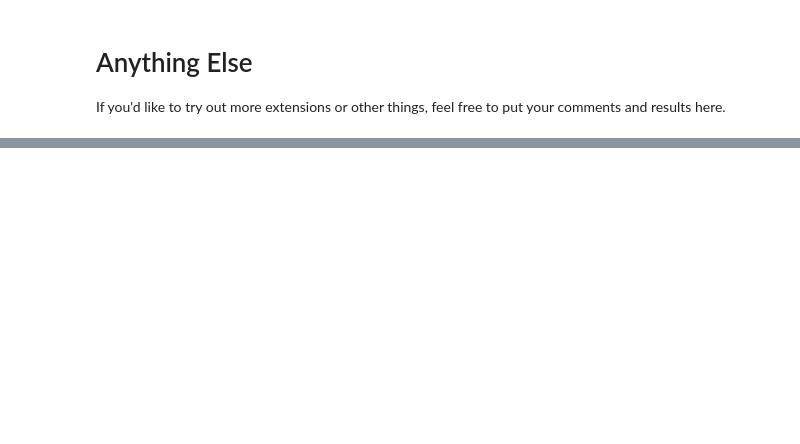
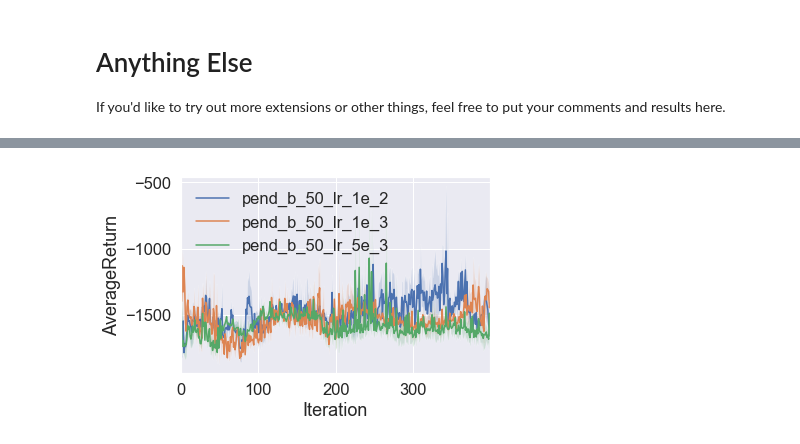
Before and after one commit to dongsubkim/CS182_HW4, a Jupyter notebook: Part01_Policy-Gradients.ipynb, the cells around one changed output, grey strips where cells are left out. Saved outputs shown, nothing was run; the diff lists cells and outputs as text; code cells hidden in the pictures; blank space fills up the shorter version.

```diff
--- a/Part01_Policy-Gradients.ipynb
+++ b/Part01_Policy-Gradients.ipynb
@@ -423,0 +403,83 @@ If you'd like to try out more extensions or other things, feel free to put your
+# %%
+# TODO put your answers and two plots here!
+# It's probably easiest to use the same plotting code that we did earlier but if you *really*
+# need to modify it, it might be best just to rewrite the plotting script in this ceoo.
+
+experiments_50batch = [
+    'pend_b_50_lr_1e_2_Pendulum-v0_27-04-2019_10-11-54',
+    'pend_b_50_lr_1e_3_Pendulum-v0_27-04-2019_10-03-48',
+    'pend_b_50_lr_5e_3_Pendulum-v0_27-04-2019_10-07-51',
+]
+
+experiments_100batch1 = [
+    'pend_b_100_lr_1e_2_Pendulum-v0_27-04-2019_09-59-43',
+    'pend_b_100_lr_5e_3_Pendulum-v0_27-04-2019_09-55-38',
+    'pend_b_100_lr_1e_3_Pendulum-v0_27-04-2019_09-51-35',
+]
+experiments_100batch2 = [
+    'pend_b_100_lr_1e_4_Pendulum-v0_29-04-2019_00-04-50',
+    'pend_b_100_lr_1e_5_Pendulum-v0_27-04-2019_22-46-39',
+]
+experiments_500batch = [
+    'pend_b_500_lr_1e_1_Pendulum-v0_27-04-2019_12-04-21',
+    'pend_b_500_lr_1e_2_Pendulum-v0_27-04-2019_11-49-23',
+    'pend_b_500_lr_5e_2_Pendulum-v0_27-04-2019_11-56-54'
+]
+experiments_1000batch1 = [
+    'pend_b_1000_lr_1e_2_Pendulum-v0_27-04-2019_21-04-28',
+    'pend_b_1000_lr_7e_3_Pendulum-v0_28-04-2019_12-19-07',
+    'pend_b_1000_lr_3e_3_Pendulum-v0_28-04-2019_12-06-07',
+]
+experiments_1000batch2 = [
+    'pend_b_1000_lr_1e_3_Pendulum-v0_27-04-2019_21-18-38',
+    'pend_b_1000_lr_7e_4_Pendulum-v0_28-04-2019_12-44-47',
+    'pend_b_1000_lr_5e_4_Pendulum-v0_27-04-2019_23-21-36',
+]
+experiments_1000batch3 = [
+    'pend_b_1000_lr_3e_4_Pendulum-v0_28-04-2019_12-32-03',
+    'pend_b_1000_lr_1e_4_Pendulum-v0_27-04-2019_21-32-41',
+    'pend_b_1000_lr_7e_5_Pendulum-v0_28-04-2019_12-57-17',
+]
+experiments_1000batch4 = [
+    'pend_b_1000_lr_5e_5_Pendulum-v0_27-04-2019_23-35-39',
+    'pend_b_1000_lr_1e_6_Pendulum-v0_28-04-2019_00-25-23',
+]
+experiments_5000batch = [
+    'pend_b_5000_lr_5e_4_Pendulum-v0_28-04-2019_08-00-00',
+    'pend_b_5000_lr_1e_4_Pendulum-v0_28-04-2019_08-29-05',
+    'pend_b_5000_lr_1e_5_Pendulum-v0_28-04-2019_08-14-27',
+]
+experiments_10000batch1 = [
+    'pend_b_10000_lr_1e_3_Pendulum-v0_28-04-2019_10-35-05',
+    'pend_b_10000_lr_1e_4_Pendulum-v0_28-04-2019_09-43-26',
+]
+experiments_10000batch2 = [
+    'pend_b_10000_lr_1e_4_Pendulum-v0_29-04-2019_00-19-25'
+]
+
+# DON'T CHANGE THE FOLLOWING CODE !! If you want to do more experimentation than
+# what we have here, that's fine, but do that in the cells at the end of the notebook.
+
+print("Results with 50 batch:")
+plot(experiments_50batch, head='data_pg', legend=None, value='AverageReturn')
+print("\nResults with 100 batch1:")
+plot(experiments_100batch1, head='data_pg', legend=None, value='AverageReturn')
+print("\nResults with 100 batch2:")
+plot(experiments_100batch2, head='data_pg', legend=None, value='AverageReturn')
+print("\nResults with 500 batch:")
+plot(experiments_500batch, head='data_pg', legend=None, value='AverageReturn')
+print("\nResults with 1000 batch1:")
+plot(experiments_1000batch1, head='data_pg', legend=None, value='AverageReturn')
+print("\nResults with 1000 batch2:")
+plot(experiments_1000batch2, head='data_pg', legend=None, value='AverageReturn')
+print("\nResults with 1000 batch3:")
+plot(experiments_1000batch3, head='data_pg', legend=None, value='AverageReturn')
+print("\nResults with 1000 batch4:")
+plot(experiments_1000batch4, head='data_pg', legend=None, value='AverageReturn')
+print("\nResults with 5000 batch:")
+plot(experiments_5000batch, head='data_pg', legend=None, value='AverageReturn')
+print("\nResults with 10000 batch1:")
+plot(experiments_10000batch1, head='data_pg', legend=None, value='AverageReturn')
+print("\nResults with 10000 batch2:")
+plot(experiments_10000batch2, head='data_pg', legend=None, value='AverageReturn')
+# %% [output]
@@ -423,0 +487 @@ If you'd like to try out more extensions or other things, feel free to put your
+[figure, added]
```
Also changed, not shown: parts of 4 cells of this notebook, 2 other files.
